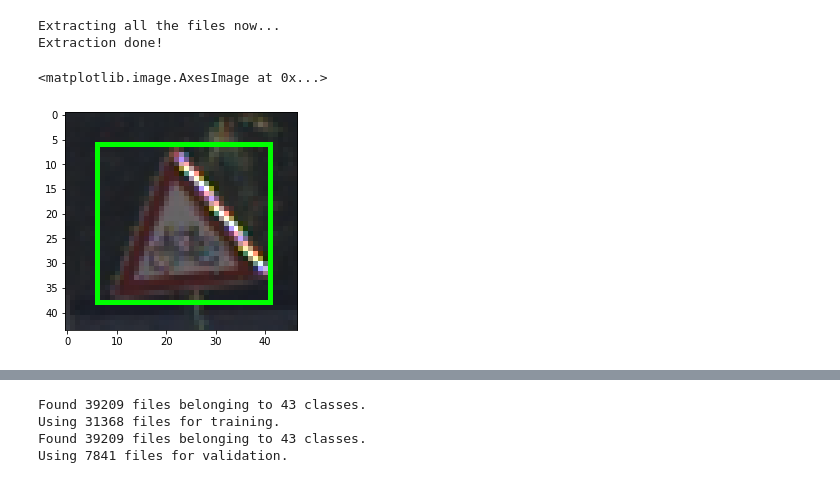
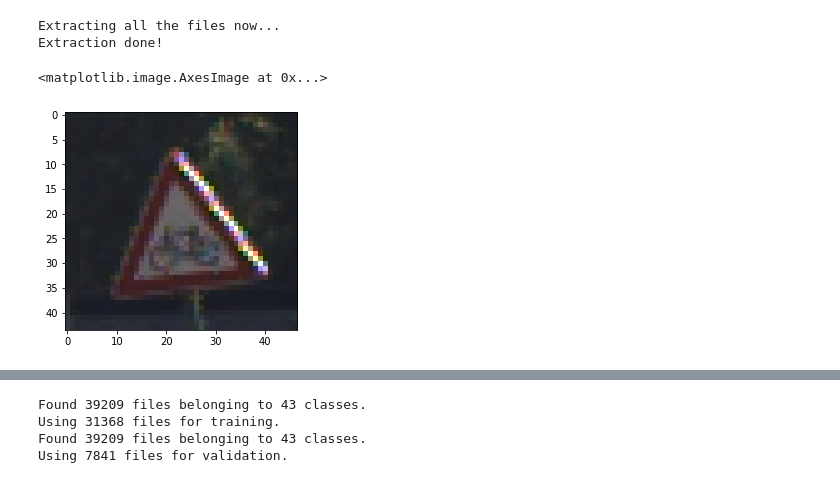
Before and after one commit to Kurtiadam/GTSRB, a Jupyter notebook: GTSRB.ipynb, the cells around one changed output, grey strips where cells are left out. Cells and saved outputs as stored; diff of their text form; code cells hidden in the pictures.

```diff
--- a/GTSRB.ipynb
+++ b/GTSRB.ipynb
@@ -34,25 +34,25 @@ Extraction done!
 # %%
 # Showing a sample image
 drive_path_corr = '/content/GTSRB_dataset/'
 sample_img_path = 'Train/29/00029_00001_00010.png'
 img = np.array(PIL.Image.open(drive_path_corr + sample_img_path))
 
 # Showing the bounding box
 with open('/content/GTSRB_dataset/Train.csv', mode ='r')as file:
   # reading the CSV file
   training_csv = csv.reader(file)
   for row in training_csv:
     if row[7] == sample_img_path:
       x1 = int(row[2])
       y1 = int(row[3])
       x2 = int(row[4])
       y2 = int(row[5])
 img_w_box = img
-cv2.rectangle(img_w_box, (x1,y1), (x2,y2), (0,255,0), 1)
+#cv2.rectangle(img_w_box, (x1,y1), (x2,y2), (0,255,0), 1)
 plt.imshow(img_w_box)
 # %% [output]
 <matplotlib.image.AxesImage at 0x...>
-[figure, old version]
+[figure, new version]
 # %%
 # Modifying class names for actual labels
 classes = { 0:'Speed limit (20km/h)',
```
Also changed, not shown: parts of 8 cells of this notebook.
